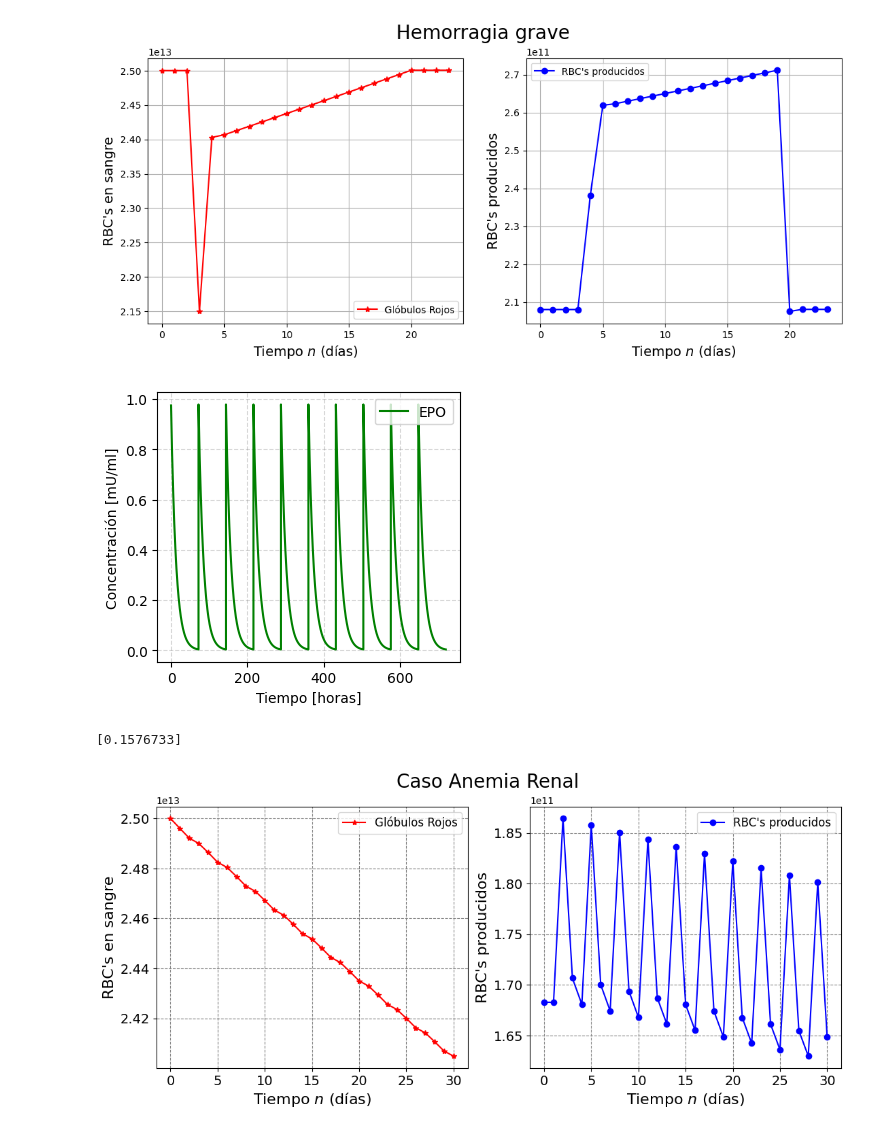
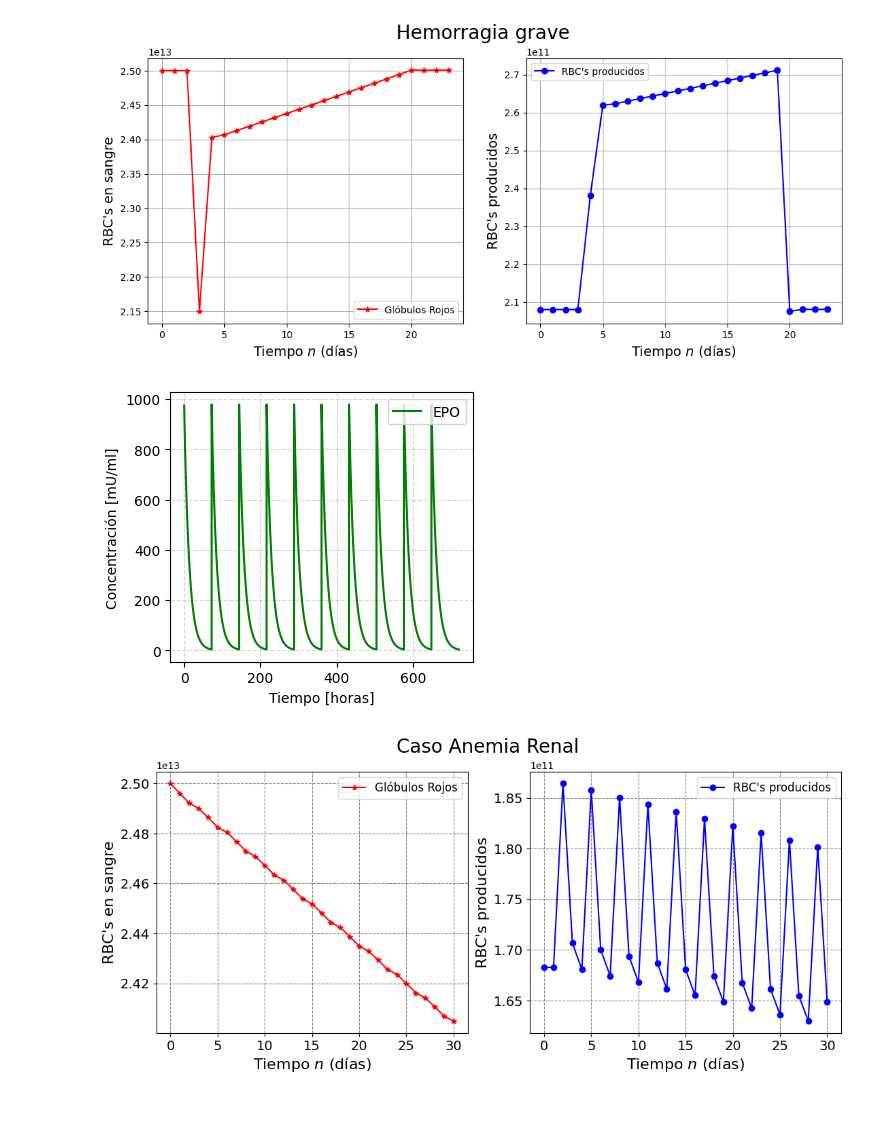
Before and after one commit to MiguelSC01/GraduationProject, a Jupyter notebook: Codigo/Tesis1[20].ipynb, the cells around one changed output. Cells and saved outputs as stored; diff of their text form; code cells hidden in the pictures.

```diff
--- a/Codigo/Tesis1[20].ipynb
+++ b/Codigo/Tesis1[20].ipynb
@@ -459,8 +459,8 @@ n = 1
 ## Parámetros y condiciones iniciales
 t0 = 72 # Tiempo de cada dosis [horas].
 Kel = 0.077 # Constante de eliminación [1/horas]
-C0 = 0.975 # Concentración inicial fármaco [mU/ml]
-TF = 720*n #Tiempo total de tratamiento [horas]
+C0 = 975 # Concentración inicial fármaco [mU/ml]
+TF = t0*10*n #Tiempo total de tratamiento [horas]
 Ndosis = TF//t0 # Dividimos el tiempo final sobre el numero de dosis para saber cuantas dosis vamos a aplicar
 #-----
 t = np.arange(0,TF,0.01) # Tiempo total de simulación. OJO con la resolución que puede causar problemas en la gráfica
@@ -508,41 +508,40 @@ n = np.linspace(0,N,N+1) # lista de 0 a N (N+1 elementos)
 def fun(x,y,w,i):
     gr = (1-f)*x+y
     cm = w*f*x
-    g = (EPOe+z[2400*i])/EPOs
+    g = (EPOe+(z[2400*i]/1000))/(EPOs)
     return [gr,cm,g]
 
 x = np.zeros(N+1)
 y = np.zeros(N+1)
 w = np.zeros(N+1)
 x[0]=x0
 y[0]=y0
 w[0]=gamma
 minimo = True
 for i in range(1,N+1):
     res = fun(x[i-1],y[i-1],w[i-1],i-1)
     x[i] = res[0]
     y[i] = res[1]
     w[i] = res[2]
 
 
 
 fig, (ax1, ax2) = plt.subplots(1, 2,figsize=(13,5))
 fig.suptitle('Caso Anemia Renal', fontsize='20')
 ax1.plot(n, x, color='red',marker='*',label='Glóbulos Rojos') # GlobRoj
 ax1.legend(fontsize='12')
 ax1.set_xlabel('Tiempo $n$ (días)',fontsize='16')
 ax1.set_ylabel('RBC\'s en sangre',fontsize='16')
 ax1.tick_params(labelsize=14)
 ax1.grid(color= 'grey',linestyle='--')
 ax2.plot(n, y, color='blue',marker='o',label='RBC\'s producidos') # CMH
 ax2.legend(fontsize='12')
 ax2.set_xlabel('Tiempo $n$ (días)',fontsize='16')
 ax2.set_ylabel('RBC\'s producidos',fontsize='16')
 ax2.tick_params(labelsize=14)
 ax2.grid(color= 'grey',linestyle='--')
 # %% [output]
-[figure, old version]
+[figure, new version]
-[0.1576733]
 [figure]
 # %%
 """
```
Also changed, not shown: parts of 1 cell of this notebook, 4 other files.
